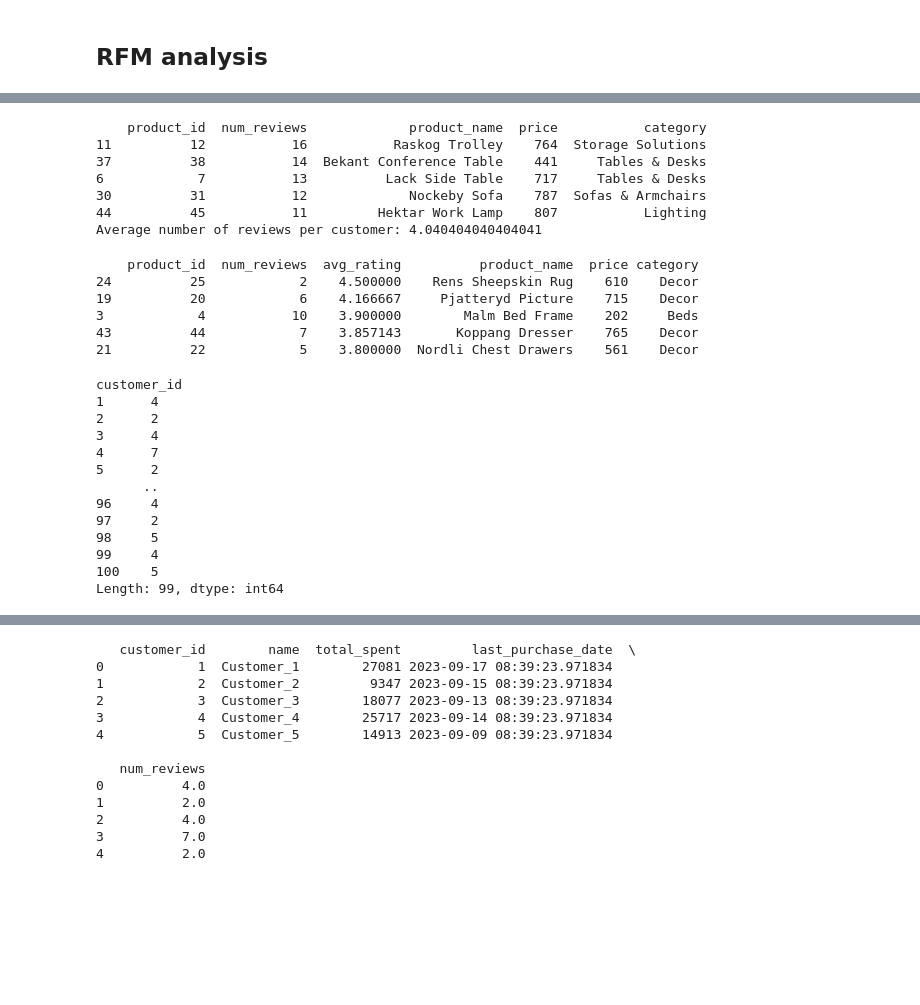
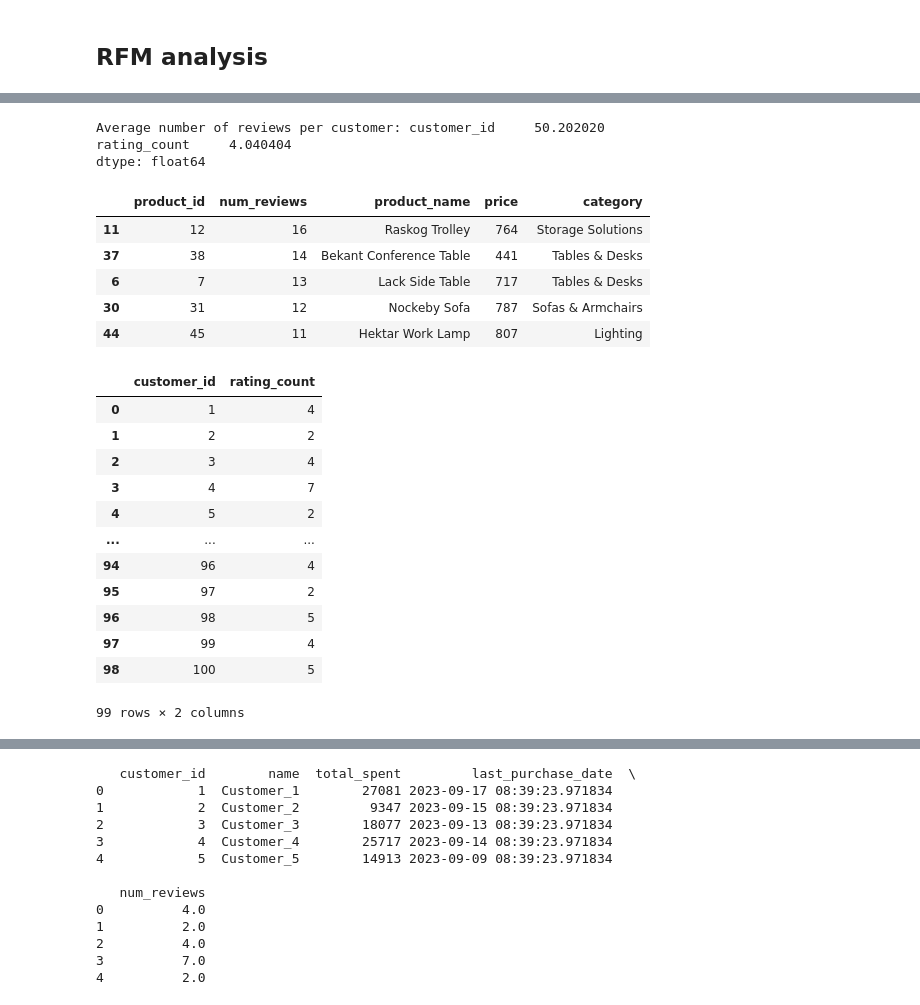
Before and after one commit to Chriscoded/DataScienceExercises, a Jupyter notebook: Furniture+store+data+analysis.ipynb, the cells around one changed output, grey strips where cells are left out. Cells and saved outputs as stored; diff of their text form; code cells hidden in the pictures; blank space fills up the shorter version.

```diff
--- a/Furniture+store+data+analysis.ipynb
+++ b/Furniture+store+data+analysis.ipynb
@@ -202,61 +241,44 @@ rfm_sorted
 # %%
 # Assuming the ratings DataFrame from the previous context is available
 
 # Task 1: Top Reviewed Products
 top_reviewed_products = ratings.groupby('product_id').size().reset_index(name='num_reviews')
 top_reviewed_products = top_reviewed_products.merge(products, on='product_id')  # Add product names for better clarity
 top_reviewed_products = top_reviewed_products.sort_values(by='num_reviews', ascending=False)
 
 # Task 2: Average Number of Reviews per Customer
-reviews_per_customer = ratings.groupby('customer_id').size()
+# reviews_per_customer = ratings.groupby('customer_id').size()
+
+# Group by customer_id and count the number of reviews
+reviews_per_customer = ratings.groupby('customer_id').size().reset_index(name='rating_count')
+
 avg_reviews_per_customer = reviews_per_customer.mean()
 
-print(top_reviewed_products.head())  # Display top 5 reviewed products
 print("Average number of reviews per customer:", avg_reviews_per_customer)
+top_reviewed_products.head()
 # %% [output]
-    product_id  num_reviews             product_name  price           category
-11          12           16           Raskog Trolley    764  Storage Solutions
-37          38           14  Bekant Conference Table    441     Tables & Desks
-6            7           13          Lack Side Table    717     Tables & Desks
-30          31           12             Nockeby Sofa    787  Sofas & Armchairs
-44          45           11         Hektar Work Lamp    807           Lighting
-Average number of reviews per customer: 4.040404040404041
+Average number of reviews per customer: customer_id     50.202020
+rating_count     4.040404
+dtype: float64
+|  | product_id | num_reviews | product_name | price | category |
+| 11 | 12 | 16 | Raskog Trolley | 764 | Storage Solutions |
+| 37 | 38 | 14 | Bekant Conference Table | 441 | Tables & Desks |
+| 6 | 7 | 13 | Lack Side Table | 717 | Tables & Desks |
+| 30 | 31 | 12 | Nockeby Sofa | 787 | Sofas & Armchairs |
+| 44 | 45 | 11 | Hektar Work Lamp | 807 | Lighting |
-# %%
-# Group by product_id, count reviews and compute average rating
-product_reviews = ratings.groupby('product_id').agg({
-    'rating': ['count', 'mean']
-}).reset_index()
-
-# Flatten the column headers for easier reference
-product_reviews.columns = ['product_id', 'num_reviews', 'avg_rating']
-
-# Merge with the products DataFrame to get product names
-product_reviews = product_reviews.merge(products, on='product_id')
-
-# Sort by number of reviews
-top_reviewed_with_avg_rating = product_reviews.sort_values(by='avg_rating', ascending=False)
-
-print(top_reviewed_with_avg_rating.head())  # Display top 5 reviewed products with average ratings
-# %% [output]
-    product_id  num_reviews  avg_rating          product_name  price category
-24          25            2    4.500000    Rens Sheepskin Rug    610    Decor
-19          20            6    4.166667     Pjatteryd Picture    715    Decor
-3            4           10    3.900000        Malm Bed Frame    202     Beds
-43          44            7    3.857143       Koppang Dresser    765    Decor
-21          22            5    3.800000  Nordli Chest Drawers    561    Decor
 # %%
 reviews_per_customer
 # %% [output]
+|  | customer_id | rating_count |
+| 0 | 1 | 4 |
+| 1 | 2 | 2 |
+| 2 | 3 | 4 |
+| 3 | 4 | 7 |
+| 4 | 5 | 2 |
+| ... | ... | ... |
+| 94 | 96 | 4 |
+| 95 | 97 | 2 |
+| 96 | 98 | 5 |
+| 97 | 99 | 4 |
+| 98 | 100 | 5 |
-customer_id
-1      4
-2      2
-3      4
-4      7
-5      2
-      ..
-96     4
-97     2
-98     5
-99     4
-100    5
-Length: 99, dtype: int64
+99 rows × 2 columns
```
Also changed, not shown: parts of 8 cells of this notebook.
